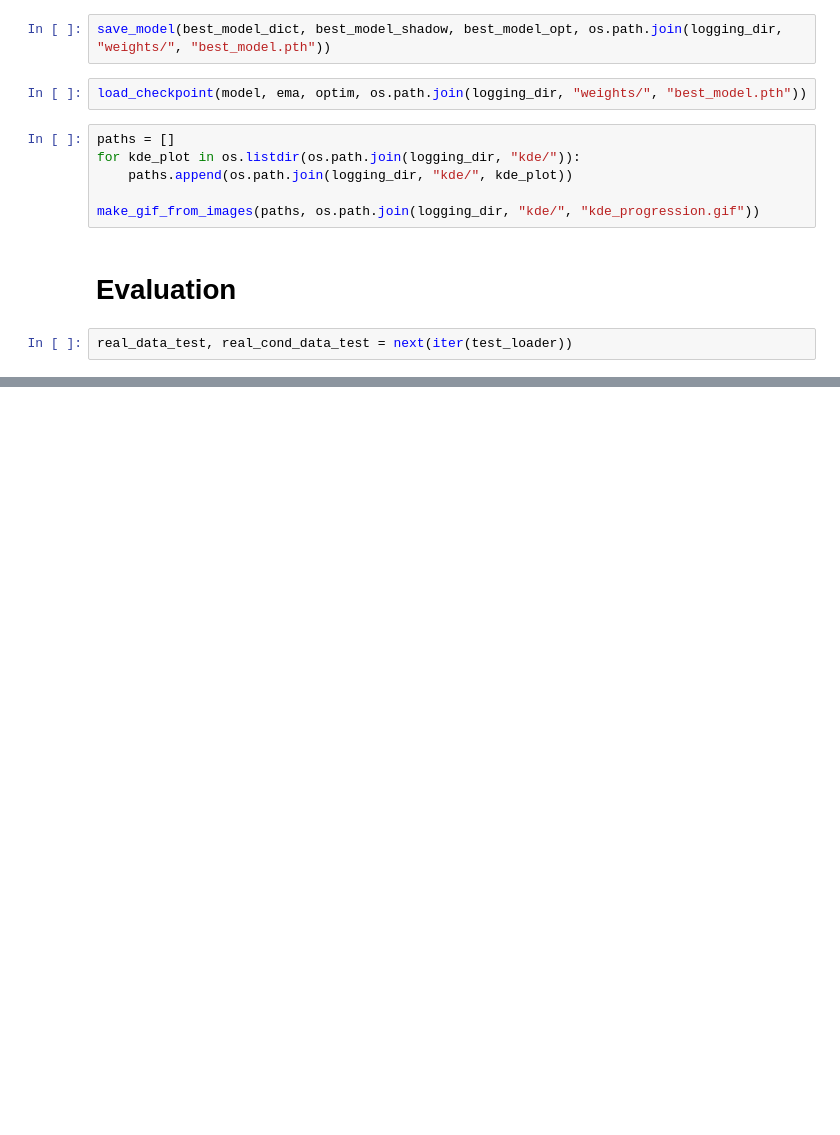
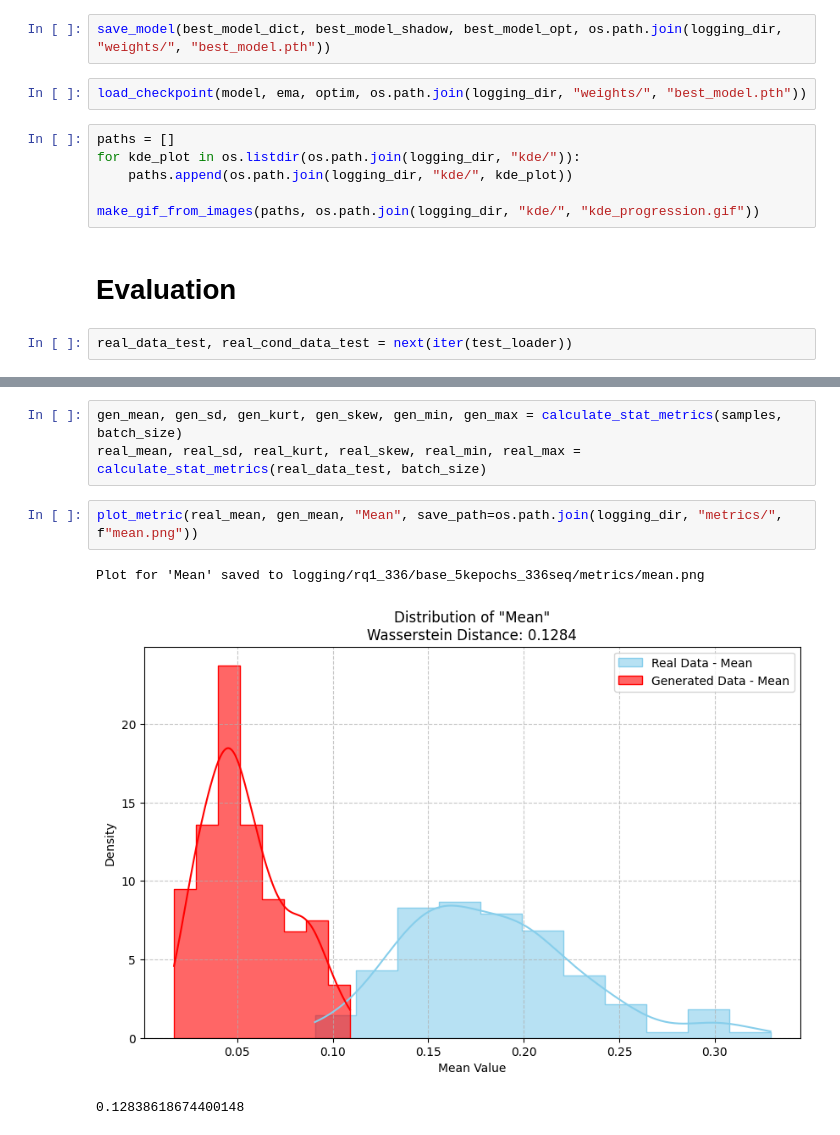
Before and after one commit to 4rn3/Thesis, a Jupyter notebook: src/baseline_experiments.ipynb, the cells around one changed output, grey strips where cells are left out. Saved outputs shown, nothing was run; the diff lists cells and outputs as text; blank space fills up the shorter version.

```diff
--- a/src/baseline_experiments.ipynb
+++ b/src/baseline_experiments.ipynb
@@ -384,0 +381,9 @@ plt.show()
+# %%
+gen_mean, gen_sd, gen_kurt, gen_skew, gen_min, gen_max = calculate_stat_metrics(samples, batch_size)
+real_mean, real_sd, real_kurt, real_skew, real_min, real_max = calculate_stat_metrics(real_data_test, batch_size)
+# %%
+plot_metric(real_mean, gen_mean, "Mean", save_path=os.path.join(logging_dir, "metrics/", f"mean.png"))
+# %% [output]
+Plot for 'Mean' saved to logging/rq1_336/base_5kepochs_336seq/metrics/mean.png
+[figure, added]
+0.12838618674400148
```
Also changed, not shown: parts of 36 cells of this notebook, 5 other files.
